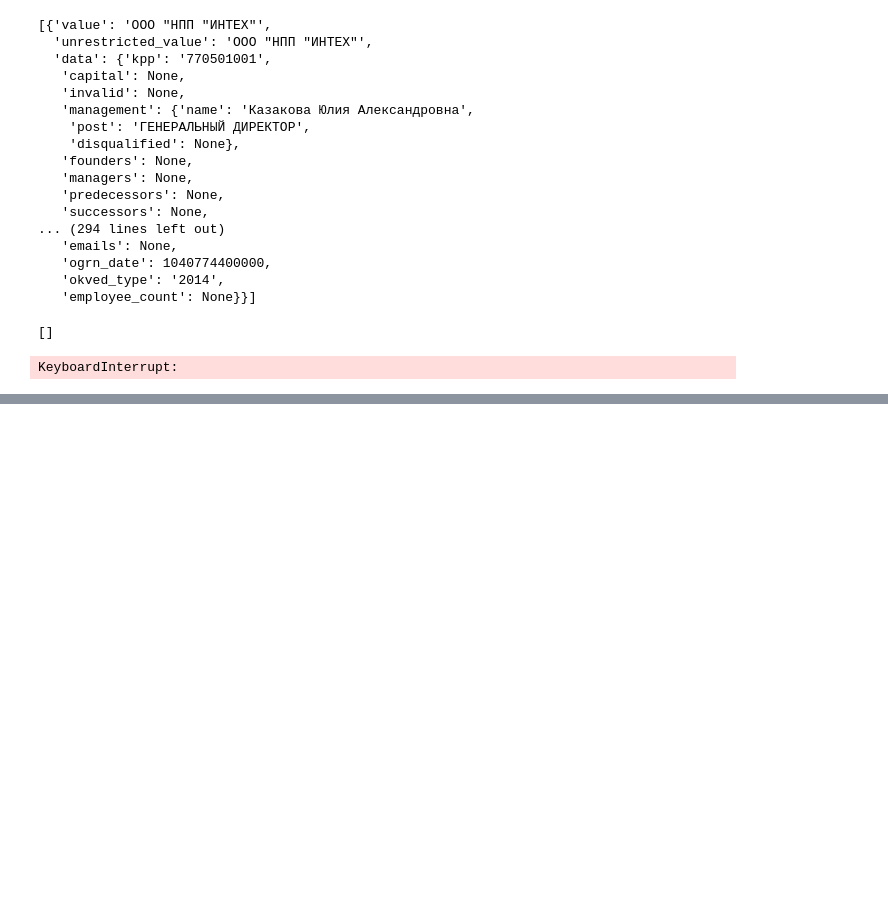
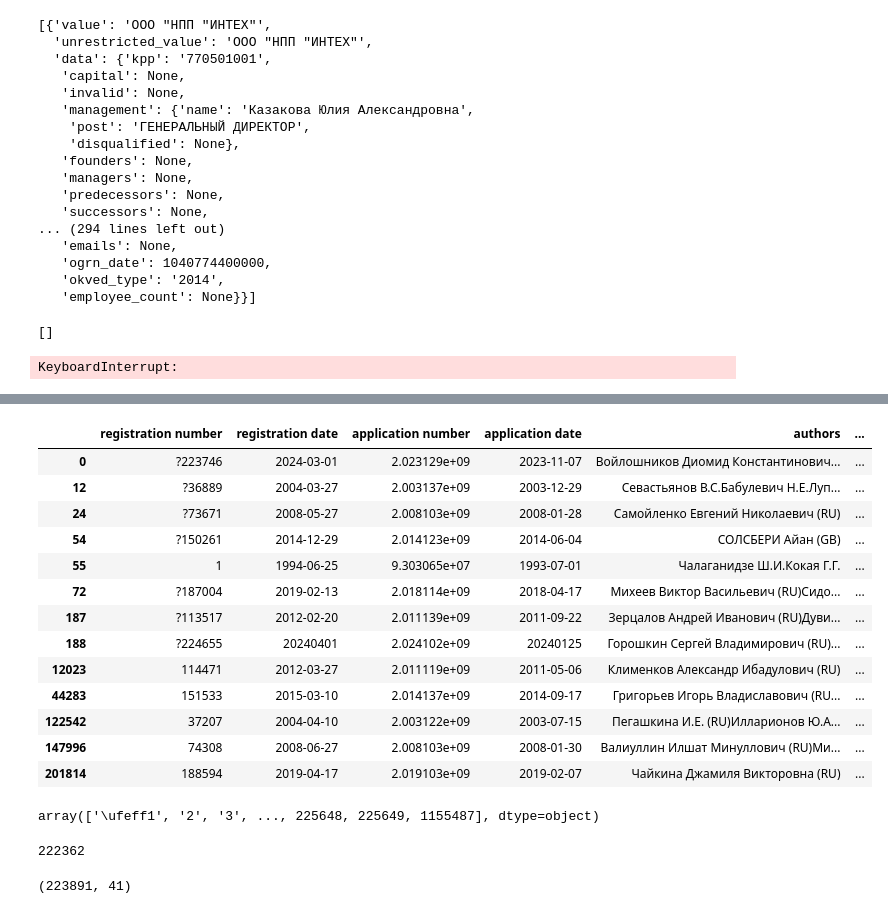
Before and after one commit to patenthelperdigital/research, a Jupyter notebook: EDA.ipynb, the cells around one changed output, grey strips where cells are left out. Cells and saved outputs as stored; diff of their text form; code cells hidden in the pictures; blank space fills up the shorter version.

```diff
--- a/EDA.ipynb
+++ b/EDA.ipynb
@@ -711,3 +711,9 @@ process.extract(
 )
 # %% [output]
 KeyboardInterrupt:
+# %%
+mod_od = pd.read_csv("../data/opendata/models.csv")
+# %%
+mod = pd.read_excel("../data/База по полезным моделям.xlsx")
+# %%
+mod_od["registration number"] = mod_od["registration number"].astype(str)
@@ -713,0 +736,29 @@ KeyboardInterrupt:
+# %%
+mod.merge(mod_od[["registration number"]].assign(x=1), how="left").query("x.isna()")
+# %% [output]
+|  | registration number | registration date | application number | application date | authors | ... |
+| 0 | ?223746 | 2024-03-01 | 2.023129e+09 | 2023-11-07 | Войлошников Диомид Константинович... | ... |
+| 12 | ?36889 | 2004-03-27 | 2.003137e+09 | 2003-12-29 | Севастьянов В.С.Бабулевич Н.Е.Луп... | ... |
+| 24 | ?73671 | 2008-05-27 | 2.008103e+09 | 2008-01-28 | Самойленко Евгений Николаевич (RU) | ... |
+| 54 | ?150261 | 2014-12-29 | 2.014123e+09 | 2014-06-04 | СОЛСБЕРИ Айан (GB) | ... |
+| 55 | 1 | 1994-06-25 | 9.303065e+07 | 1993-07-01 | Чалаганидзе Ш.И.Кокая Г.Г. | ... |
+| 72 | ?187004 | 2019-02-13 | 2.018114e+09 | 2018-04-17 | Михеев Виктор Васильевич (RU)Сидо... | ... |
+| 187 | ?113517 | 2012-02-20 | 2.011139e+09 | 2011-09-22 | Зерцалов Андрей Иванович (RU)Дуви... | ... |
+| 188 | ?224655 | 20240401 | 2.024102e+09 | 20240125 | Горошкин Сергей Владимирович (RU)... | ... |
+| 12023 | 114471 | 2012-03-27 | 2.011119e+09 | 2011-05-06 | Клименков Александр Ибадулович (RU) | ... |
+| 44283 | 151533 | 2015-03-10 | 2.014137e+09 | 2014-09-17 | Григорьев Игорь Владиславович (RU... | ... |
+| 122542 | 37207 | 2004-04-10 | 2.003122e+09 | 2003-07-15 | Пегашкина И.Е. (RU)Илларионов Ю.А... | ... |
+| 147996 | 74308 | 2008-06-27 | 2.008103e+09 | 2008-01-30 | Валиуллин Илшат Минуллович (RU)Ми... | ... |
+| 201814 | 188594 | 2019-04-17 | 2.019103e+09 | 2019-02-07 | Чайкина Джамиля Викторовна (RU) | ... |
+# %%
+mod_od["registration number"].unique()
+# %% [output]
+array(['\ufeff1', '2', '3', ..., 225648, 225649, 1155487], dtype=object)
+# %%
+mod["registration number"].nunique()
+# %% [output]
+222362
+# %%
+mod.shape
+# %% [output]
+(223891, 41)
```
Also changed, not shown: parts of 1 cell of this notebook, 3 other files.
